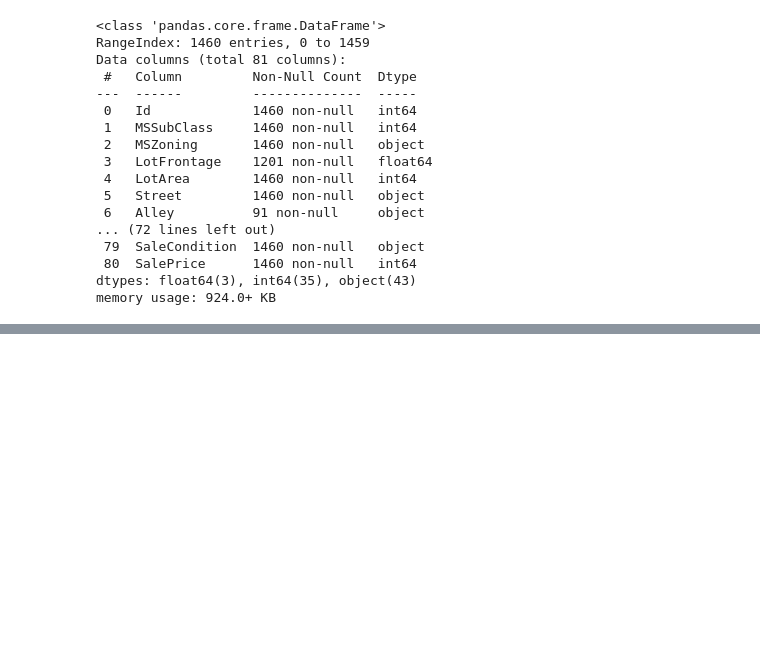
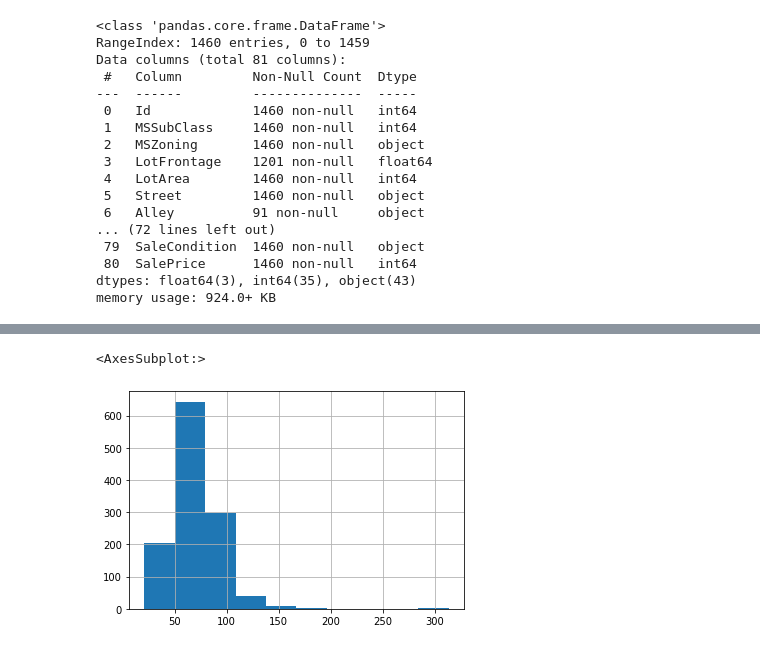
Before and after one commit to hoangquy18/Machine-Learning, a Jupyter notebook: Machine Learning/House/house.ipynb, the cells around one changed output, grey strips where cells are left out. Cells and saved outputs as stored; diff of their text form; code cells hidden in the pictures; blank space fills up the shorter version.

```diff
--- a/Machine Learning/House/house.ipynb
+++ b/Machine Learning/House/house.ipynb
@@ -44,0 +112,5 @@ memory usage: 924.0+ KB
+# %%
+train_data["LotFrontage"].hist()
+# %% [output]
+<AxesSubplot:>
+[figure, added]
```
Also changed, not shown: parts of 12 cells of this notebook, 2 other files.
